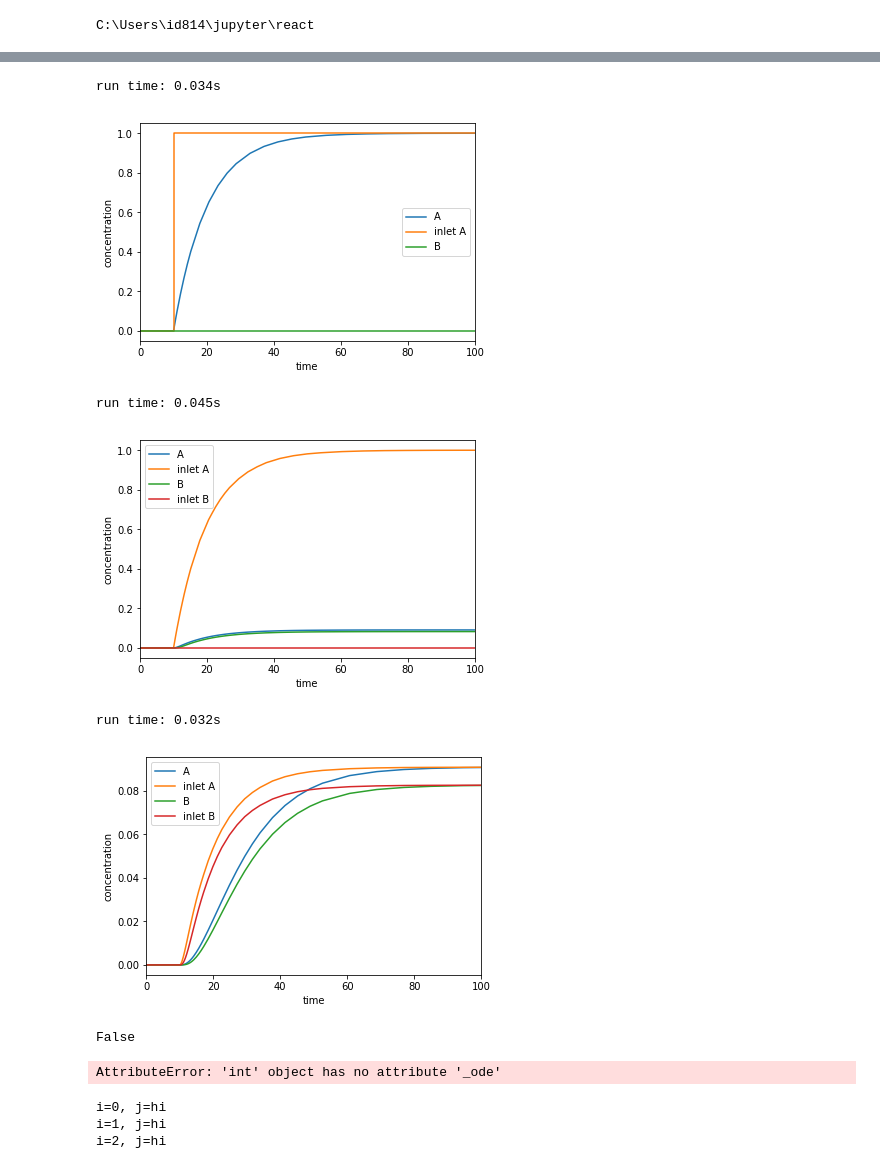
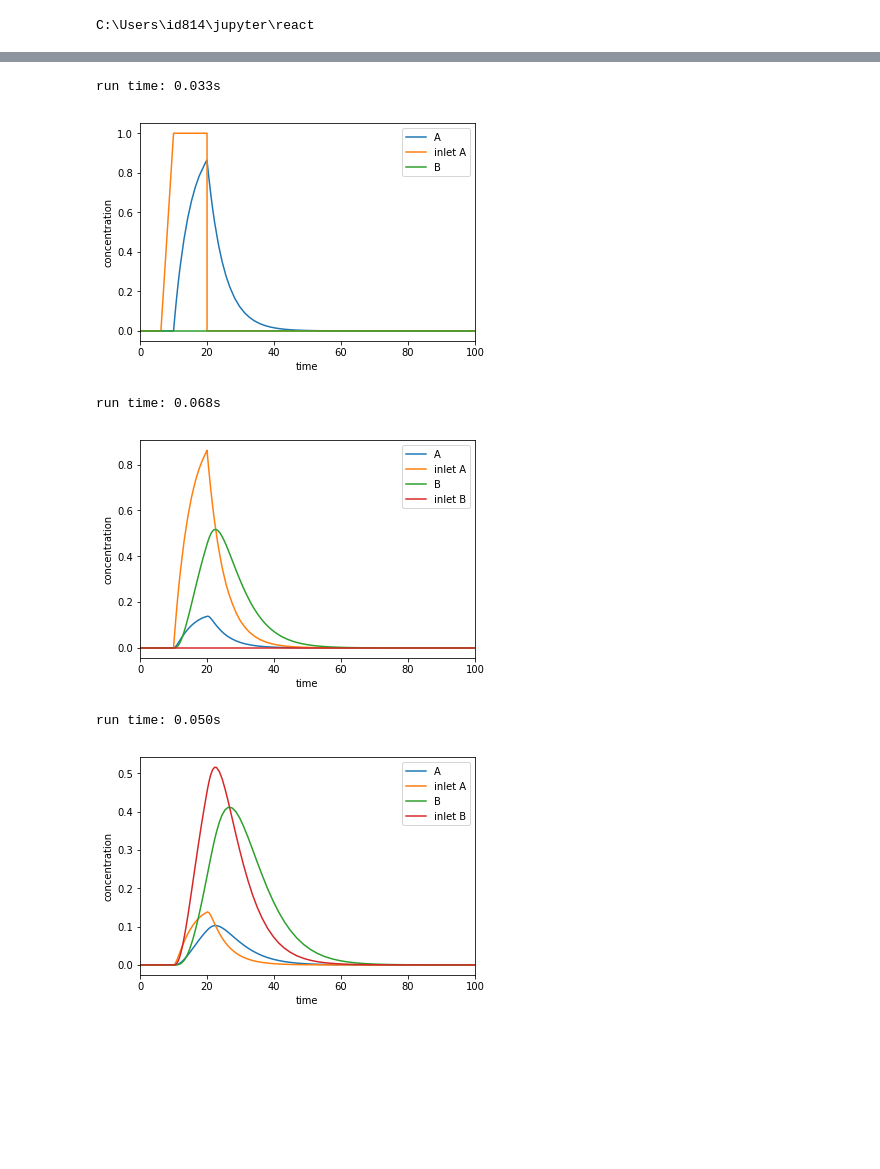
Before and after one commit to dorox/react, a Jupyter notebook: notebooks/Flowsheet.ipynb, the cells around one changed output, grey strips where cells are left out. Drawn from its saved outputs; the diff is of its cells as text; code cells hidden in the pictures; blank space fills up the shorter version.

```diff
--- a/notebooks/Flowsheet.ipynb
+++ b/notebooks/Flowsheet.ipynb
@@ -41,36 +40,27 @@ run time: 0.034s
 # %%
 c = react.models.Chemistry()
 c.reaction('A=>B')
-c.reaction('B=>C')
 
-V=10
+V=5
 r1= react.models.CSTR(V=V)
-r1.inlet(A=react.tools.step())
+r1.inlet(A=react.tools.rect())
 r1.inlet(B=0)
 
 r2 = react.models.CSTR(V=V)
 r2.inlet(A=0)
 r2.add(c)
 
 r3 = react.models.CSTR(V=V)
 r3.inlet(A=0)
 
 f = react.Flowsheet()
 f.connect(r1,r2)
 f.connect(r2,r3)
 f.run()
 # %% [output]
-run time: 0.034s
+run time: 0.033s
-[figure, old version]
+[figure, new version]
-run time: 0.045s
+run time: 0.068s
-[figure, old version]
+[figure, new version]
-run time: 0.032s
+run time: 0.050s
-[figure, old version]
+[figure, new version]
-# %%
-r3 not in f.units.values()
-# %% [output]
-False
-# %%
-f._ode(0, [0])
-# %% [output]
-AttributeError: 'int' object has no attribute '_ode'
@@ -79,7 +66,0 @@ d = dict.fromkeys(range(3), 'hi')
-# %%
-for i, j in d.items():
-    print(f'i={i}, j={j}')
-# %% [output]
-i=0, j=hi
-i=1, j=hi
-i=2, j=hi
```
Also changed, not shown: parts of 5 cells of this notebook, 2 other files.
